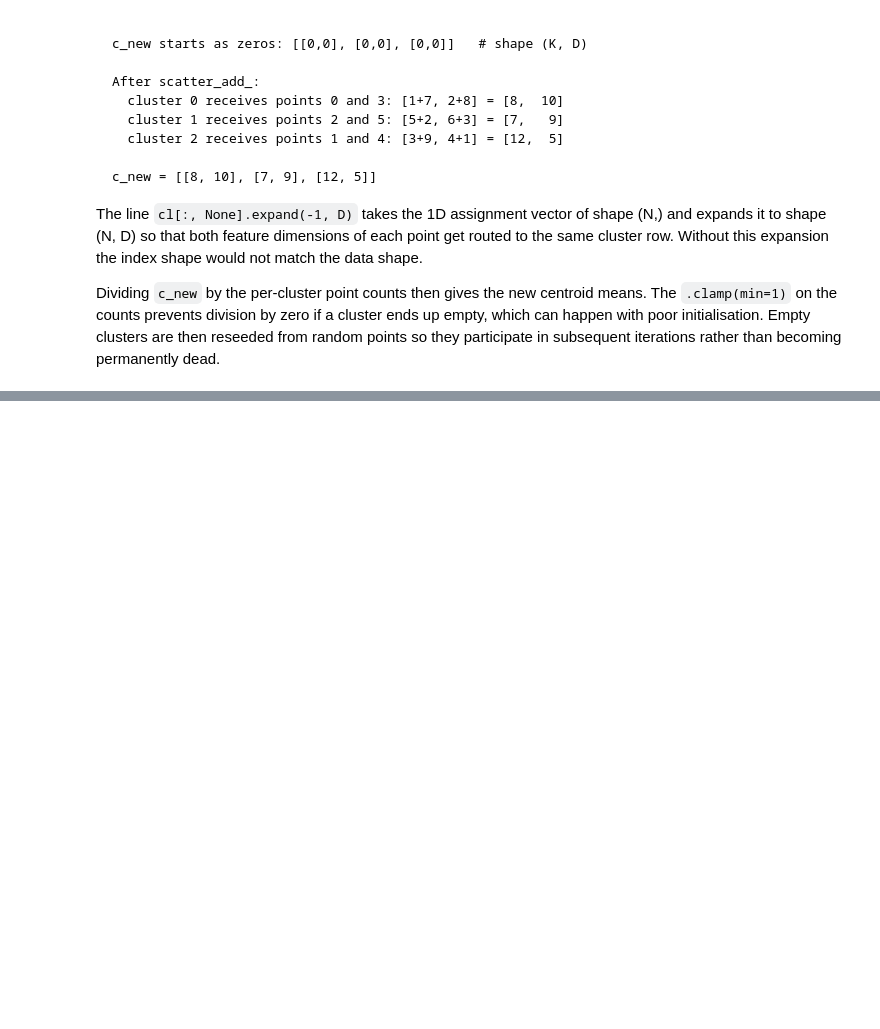
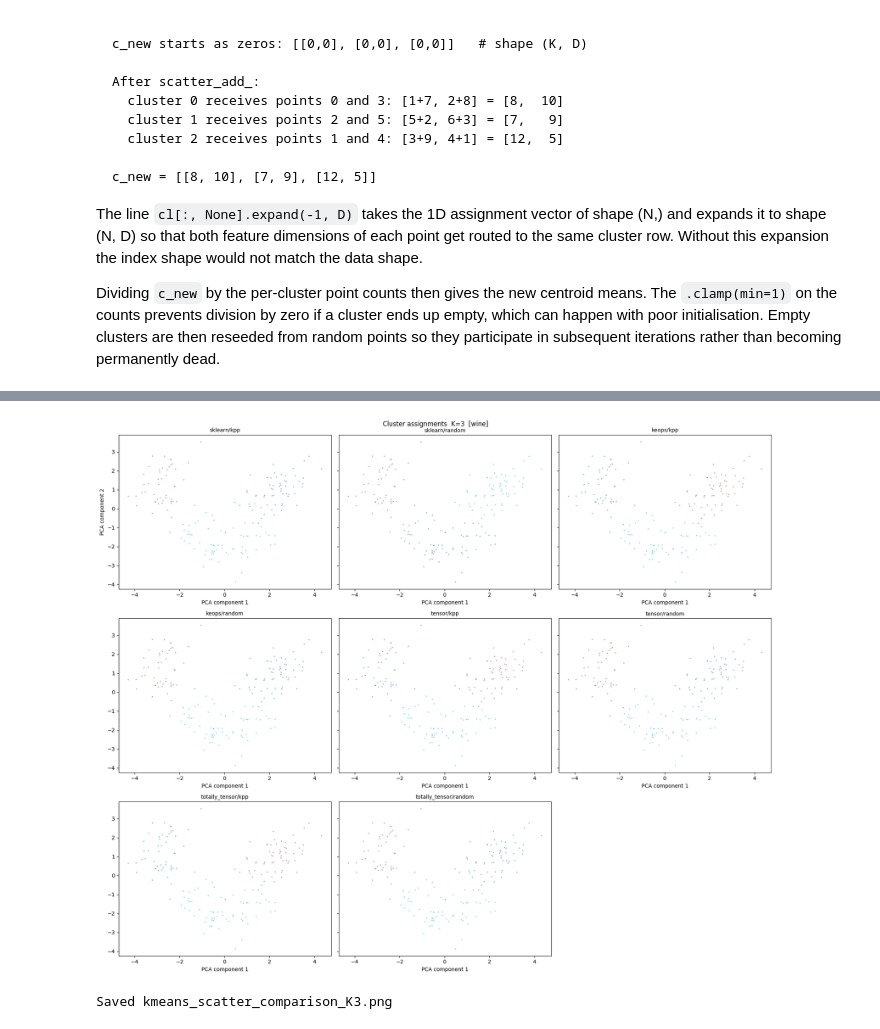
Before and after one commit to flyinacres/keops-kmeans-pub, a Jupyter notebook: kmeans.ipynb, the cells around one changed output, grey strips where cells are left out. Cells and saved outputs as stored; diff of their text form; code cells hidden in the pictures; blank space fills up the shorter version.

```diff
--- a/kmeans.ipynb
+++ b/kmeans.ipynb
@@ -1365,0 +2506,7 @@ At the scales tested here, KeOps and FAISS are broadly comparable in runtime. FA
+# %%
+# Test side-by-side scatter
+# This requires kmeans to have been run, producing a results structure that is used here
+plot_scatter_comparison(x, results, k=N_CLUSTERS_TRUE)
+# %% [output]
+[figure, added]
+Saved kmeans_scatter_comparison_K3.png
```
Also changed, not shown: parts of 98 cells of this notebook.
